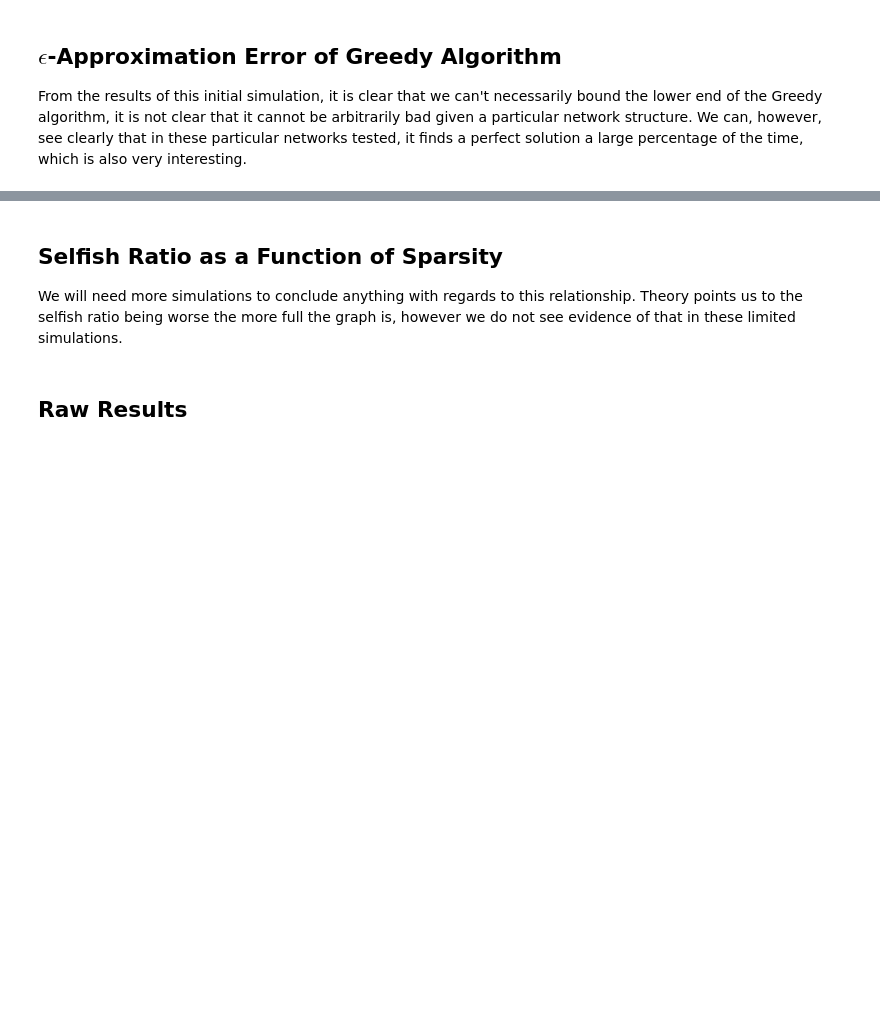
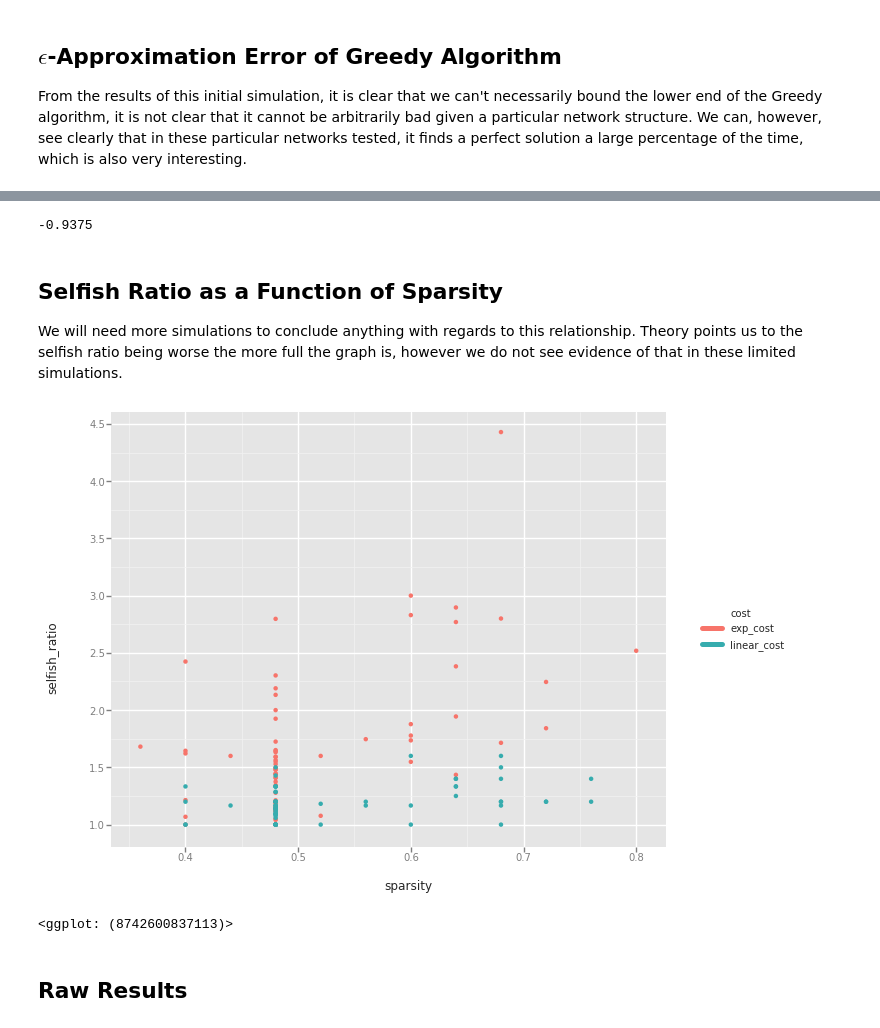
Before and after one commit to nandanrao/se-networks, a Jupyter notebook: project/simulations.ipynb, the cells around one changed output, grey strips where cells are left out. Drawn from its saved outputs; the diff is of its cells as text; code cells hidden in the pictures; blank space fills up the shorter version.

Commit message:
latest graphs

```diff
--- a/project/simulations.ipynb
+++ b/project/simulations.ipynb
@@ -121,13 +125,13 @@ def exp_cost(f,c):
 # %%
 df = pd.concat([
-    run(5, 6, 8, linear_cost, erdos, args = [.8]),
-    run(5, 6, 8, exp_cost, erdos, args = [.8]),
-    run(5, 6, 8, linear_cost, barabasi, args = [3]),
-    run(5, 6, 8, exp_cost, barabasi, args = [3]),
-    run(5, 6, 8, linear_cost, erdos, args = [.5]),
-    run(5, 6, 8, exp_cost, erdos, args = [.5]),
-    run(5, 6, 8, linear_cost, barabasi, args = [2]),
-    run(5, 6, 8, exp_cost, barabasi, args = [2])
+    run(20, 5, 8, linear_cost, erdos, args = [.8]),
+    run(20, 5, 8, exp_cost, erdos, args = [.8]),
+    run(20, 5, 8, linear_cost, barabasi, args = [3]),
+    run(20, 5, 8, exp_cost, barabasi, args = [3]),
+    run(20, 5, 8, linear_cost, erdos, args = [.5]),
+    run(20, 5, 8, exp_cost, erdos, args = [.5]),
+    run(20, 5, 8, linear_cost, barabasi, args = [2]),
+    run(20, 5, 8, exp_cost, barabasi, args = [2])
     ], ignore_index = True)
 # %% [markdown]
 ## Selfish Ratio
@@ -146,12 +154,18 @@ p = sns.kdeplot(epsilon, bw = .01)
 # %%
 np.min(epsilon)
+# %% [output]
+-0.9375
 # %% [markdown]
 ## Selfish Ratio as a Function of Sparsity
 
 We will need more simulations to conclude anything with regards to this relationship. Theory points us to the selfish ratio being worse the more full the graph is, however we do not see evidence of that in these limited simulations.
 # %%
 df = df.assign(selfish_ratio = df.original/df.exhaustive)
-df.plot(y = "selfish_ratio", x = "sparsity", kind = "scatter", c = "cost")
+
+p = ggplot(df, aes(x = "sparsity", y = "selfish_ratio", color = "cost")) + geom_point()
+# %% [output]
+[figure, added]
+<ggplot: (8742600837113)>
 # %% [markdown]
 ## Raw Results
 # %%
```
Also changed, not shown: parts of 7 cells of this notebook.
